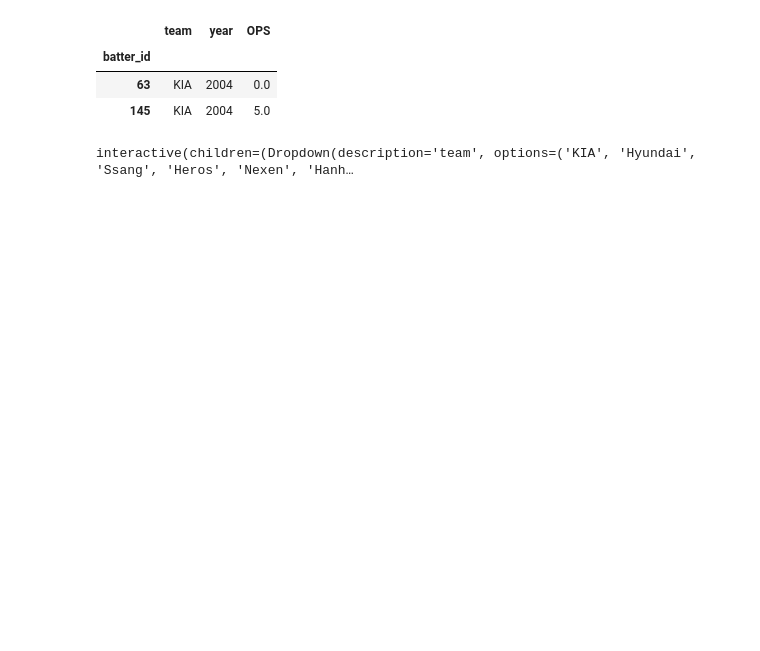
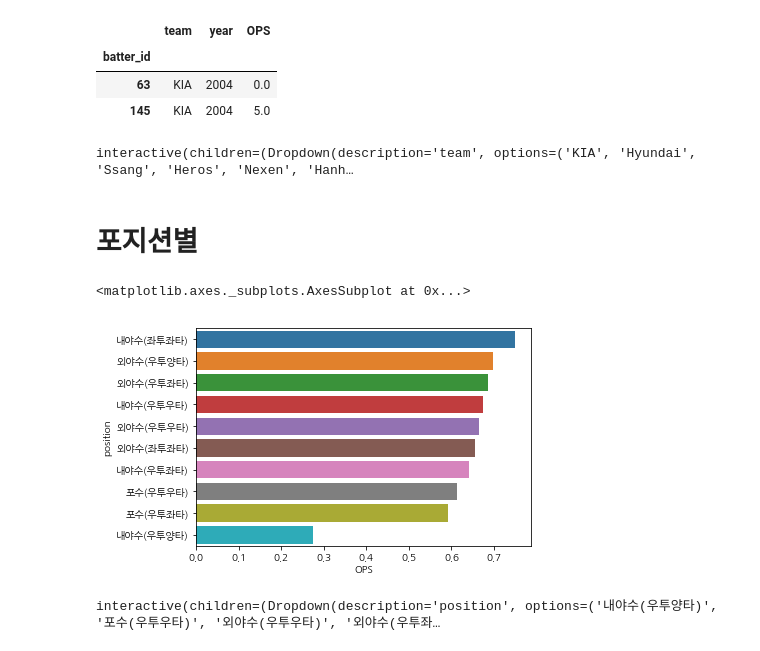
Before and after one commit to TooTouch/Dacon, a Jupyter notebook: ipynb/EDA.ipynb, the cells around one changed output. Cells and saved outputs as stored; diff of their text form; code cells hidden in the pictures; blank space fills up the shorter version.

```diff
--- a/ipynb/EDA.ipynb
+++ b/ipynb/EDA.ipynb
@@ -380,3 +398,11 @@ teams = set(np.concatenate([data1.team.unique(), data3.team.unique()], axis=0))
 interactive(ops_by_team, team=teams)
 # %% [output]
 interactive(children=(Dropdown(description='team', options=('KIA', 'Hyundai', 'Ssang', 'Heros', 'Nexen', 'Hanh…
+# %% [markdown]
+# 포지션별
+# %%
+ops_position = data1.groupby('position').mean()['OPS'].reset_index().sort_values(by='OPS', ascending=False)
+sns.barplot('OPS', 'position', data=ops_position)
+# %% [output]
+<matplotlib.axes._subplots.AxesSubplot at 0x...>
+[figure, added]
@@ -382,0 +420,6 @@ interactive(children=(Dropdown(description='team', options=('KIA', 'Hyundai', 'S
+# %%
+positions = set(np.concatenate([data1.position.unique(), data3.position.unique()], axis=0))
+positions.remove(np.nan)
+interactive(ops_by_position, position=positions)
+# %% [output]
+interactive(children=(Dropdown(description='position', options=('내야수(우투양타)', '포수(우투우타)', '외야수(우투우타)', '외야수(우투좌…
```
Also changed, not shown: parts of 12 cells of this notebook, 2 other files.
